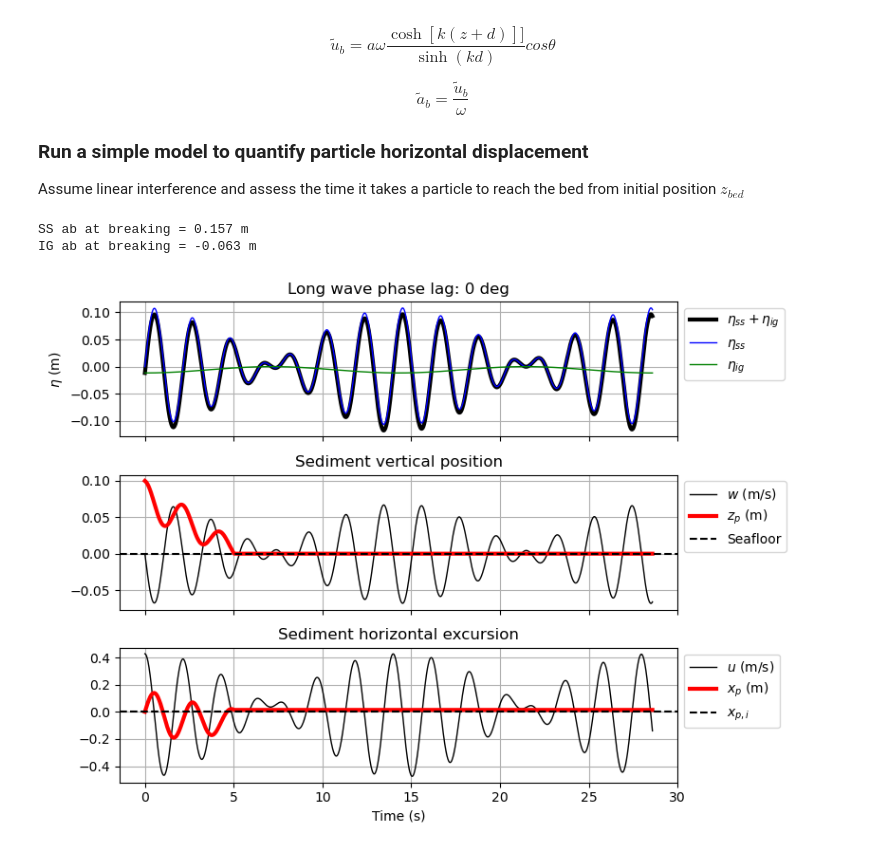
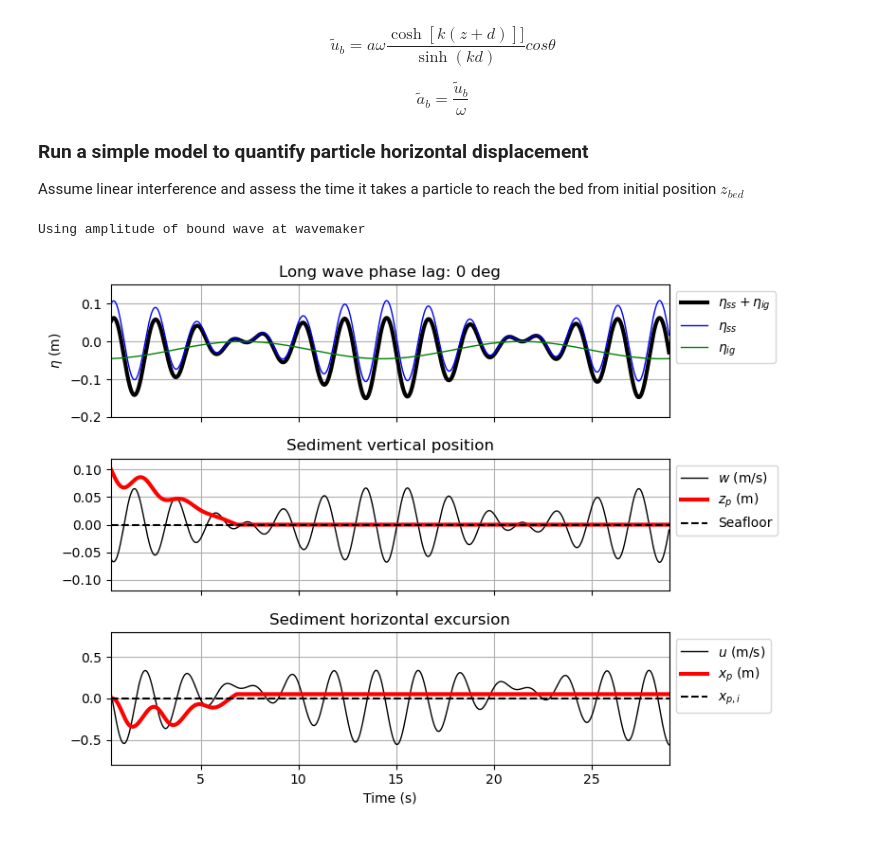
Before and after one commit to chegermiller/sedcolab-stone, a Jupyter notebook: lab-scaling/sediment_tray.ipynb, the cells around one changed output. Drawn from its saved outputs; the diff is of its cells as text; code cells hidden in the pictures.

```diff
--- a/lab-scaling/sediment_tray.ipynb
+++ b/lab-scaling/sediment_tray.ipynb
@@ -267,12 +268,13 @@ t = np.linspace(0, 2 * Tg, Nt)
 eta1 = a1s * np.cos(omega1 * t)
 eta2 = a2s * np.cos(omega2 * t)
 etag = (a1s + a2s) * np.cos(0.5 * omegag * t)
-ag_t = calc_LH_boundwave(a1s, a2s, f1, f2, hb, t)
+etab, ab = calc_LH_boundwave(a1s, a2s, f1, f2, hb, t)
 
 plt.plot(t, (eta1 + eta2), 'k-', label=r'$\eta_1 + \eta_2$')
 plt.plot(t, etag, 'r-', label=r'$\eta_g$')
 plt.plot(t, -etag, 'r-')
-plt.plot(t, ag_t, 'b', label=r'$\eta_{b}$')
+plt.plot(t, etab, 'b', label=r'$\eta_{b}$')
+plt.title('At breaking')
 plt.axis('tight')
 plt.xlabel('t (s)')
 plt.ylabel(r'$\eta~(m)$')
@@ -299,35 +301,46 @@ $$
 
 ### Run a simple model to quantify particle horizontal displacement
 Assume linear interference and assess the time it takes a particle to reach the bed from initial position $z_{bed}$
+# %%
+def calc_vel_total(a1s, a2s, abb, omega1b, omega2b, omegagb, k1b, k2b, kgb, phi, phig, z0, hb, t, x):
+    " calc total horizontal and vertical velocities"
+    u1, w1 = orbital_velocity(a1s, omega1b, k1b, z0, hb, t, x, phi)[:2]
+    u2, w2 = orbital_velocity(a2s, omega2b, k2b, z0, hb, t, x, phi)[:2]
+    ug, wg = orbital_velocity(abb, omegagb, kgb, z0, hb-abb, t, x, phig)[:2]  # Long wave component
+    u_total = u1 + u2 + ug  # Total horizontal velocity
+    w_total = w1 + w2 + wg  # Total vertical velocity
+    return u_total, w_total
 # %%
 # inputs
 dt = 0.01 # temporal resolution
 zbed = 0.1 # height above bed
-agb = ag #* shoalcoef # increasing ig energy, a bit arbitrary
+[etab, abb] = calc_LH_boundwave(a1, a2, f1, f2, hb, t) # the output value is consistent with height since always zero
+print('Using amplitude of bound wave at wavemaker')
 
 # Time array for visualization (two group periods)
-t = np.arange(0, 2 * Tg + dt, dt)
+t = np.arange(0, 2 * Tg + dt, dt) + 0.4 # add time to offset what phase sediment is suspended in
 
 # Water surface elevation
-phi = 0
-phig = 0#np.pi
+phi = 0 / (180 * np.pi)
+phig = phi + np.pi
 eta_short = a1s * np.sin(omega1b * t + phi) + a2s * np.sin(omega2b * t + phi)
-eta_long = agb + agb * np.cos(omegagb * t + phig)
+eta_long = - abb + abb * np.cos(omegagb * t + phig)
 eta = eta_short + eta_long
 
 # Compute velocities for each wave component
 z0 = zbed-hb
 x = 0
+
+# For the initial water depth
 zeta = orbital_velocity(ab, 2 * np.pi / T, 2 * np.pi / Lb, z0, hb, t, x, phi)[2]
-u1, w1 = orbital_velocity(a1s, omega1b, k1b, z0, hb, t, x, phi)[:2]
-u2, w2 = orbital_velocity(a2s, omega2b, k2b, z0, hb, t, x, phi)[:2]
-ug, wg, zetag = orbital_velocity(agb, omegagb, kgb, z0, hb+(agb/2), t, x, phig)[:3]  # Long wave component
-print(f"SS ab at breaking = {zeta:.3f} m")
-print(f"IG ab at breaking = {zetag:.3f} m")
-
-# Sum up the velocities
-u_total = u1 + u2 + ug  # Total horizontal velocity
-w_total = w1 + w2 + wg  # Total vertical velocity
+u_total, w_total = calc_vel_total(a1s, a2s, abb, omega1b, omega2b, omegagb, k1b, k2b, kgb, phi, phig, z0, hb, t, x)
+# u1, w1 = orbital_velocity(a1s, omega1b, k1b, z0, hb, t, x, phi)[:2]
+# u2, w2 = orbital_velocity(a2s, omega2b, k2b, z0, hb, t, x, phi)[:2]
+# ug, wg, zetag = orbital_velocity(abb, omegagb, kgb, z0, hb-abb, t, x, phig)[:3]  # Long wave component
+# print(f"SS ab at breaking = {zeta:.3f} m")
+# print(f"IG ab at breaking = {zetag:.3f} m")
+# u_total = u1 + u2 + ug  # Total horizontal velocity
+# w_total = w1 + w2 + wg  # Total vertical velocity
 
 # Initialize sediment position arrays
 z_sediment = np.zeros_like(t)
@@ -337,8 +350,18 @@ x_sediment[0] = 0
 
 # Time stepping loop to track sediment position
 for i in range(1, len(t)):
-    dz = w_total[i] * dt - ws * dt  # Vertical displacement
-    dx = u_total[i] * dt  # Horizontal displacement
+    z = z_sediment[i-1]-hb
+    # U1, W1 = orbital_velocity(a1s, omega1b, k1b, z, hb, t[i], x_sediment[i-1], phi)[:2]
+    # U2, W2 = orbital_velocity(a2s, omega2b, k2b, z, hb, t[i], x_sediment[i-1], phi)[:2]
+    # Ug, Wg = orbital_velocity(abb, omegagb, kgb, z, hb-abb, t[i], x_sediment[i-1], phig)[:2]  # Long wave component
+    # # Sum up the velocities
+    # U_total = U1 + U2 + Ug  # Total horizontal velocity
+    # W_total = W1 + W2 + Wg  # Total vertical velocity
+    U_total, W_total = calc_vel_total(a1s, a2s, abb, omega1b, omega2b, omegagb,
+                                      k1b, k2b, kgb, phi, phig, z, hb, t[i], x_sediment[i-1])
+
+    dz = W_total * dt - ws * dt  # Vertical displacement
+    dx = U_total * dt  # Horizontal displacement
 
     # New positions
     z_sediment[i] = z_sediment[i-1] + dz
@@ -354,36 +377,44 @@ for i in range(1, len(t)):
 # Plot results
 fig, ax = plt.subplots(3, 1, figsize=(8, 6), sharex=True)
 
 ax[0].plot(t, eta, label=r"$\eta_{ss} + \eta_{ig}$", color='k', lw=3)
 ax[0].plot(t, eta_short, label=r"$\eta_{ss}$", color='b',linestyle='-', lw=1)
 ax[0].plot(t, eta_long, label=r"$\eta_{ig}$", color='g', lw=1)
+# ax[0].plot(t, etab, label=r"$\eta_{ig}$", color='g', lw=1)
 ax[0].set_ylabel(r"$\eta$ (m)")
 ax[0].set_title(f"Long wave phase lag: {phi:.2g} deg")
 ax[0].legend(loc='upper left', bbox_to_anchor=(1, 1))
 ax[0].grid()
+ax[0].set_xlim([t[0], t[-1]])
+ax[0].set_ylim(2 * -(a1 + a2), 1.5 * (a1 + a2))
 
 ax[1].plot(t, w_total, label=r"$w$ (m/s)", color='k', lw=1)
 ax[1].plot(t, z_sediment, label=r"$z_{p}$ (m)", color='r', lw=3)
 ax[1].axhline(y=0, color='k', linestyle='--', label="Seafloor")
 ax[1].set_ylabel("")
 ax[1].set_title("Sediment vertical position")
 ax[1].legend(loc='upper left', bbox_to_anchor=(1, 1))
 ax[1].grid()
+ax[1].set_xlim([t[0], t[-1]])
+ax[1].set_ylim(-1.2 * zbed, 1.2 * zbed)
 
 ax[2].plot(t, u_total, label=r"$u$ (m/s)", color='k', lw=1)
+# ax[2].plot(t, ug, label=r"$w$ (m/s)", color='k', lw=1)
+# ax[2].plot(t, u1+u2, label=r"$w$ (m/s)", color='k', lw=1)
 ax[2].plot(t, x_sediment, label=r"$x_{p}$ (m)", color='r', lw=3)
 ax[2].axhline(y=0, color='k', linestyle='--', label=r"$x_{p,i}$")
 ax[2].set_xlabel("Time (s)")
 ax[2].set_ylabel("")
 ax[2].set_title("Sediment horizontal excursion")
 ax[2].legend(loc='upper left', bbox_to_anchor=(1, 1))
 ax[2].grid()
+ax[2].set_xlim([t[0], t[-1]])
+ax[2].set_ylim(-0.8, 0.8)
 
 plt.tight_layout()
 # %% [output]
-SS ab at breaking = 0.157 m
-IG ab at breaking = -0.063 m
+Using amplitude of bound wave at wavemaker
-[figure, old version]
+[figure, new version]
 # %%
 # # checking against Bertin
 # a1 = a2 = 1
```
Also changed, not shown: parts of 14 cells of this notebook, 1 other file.
